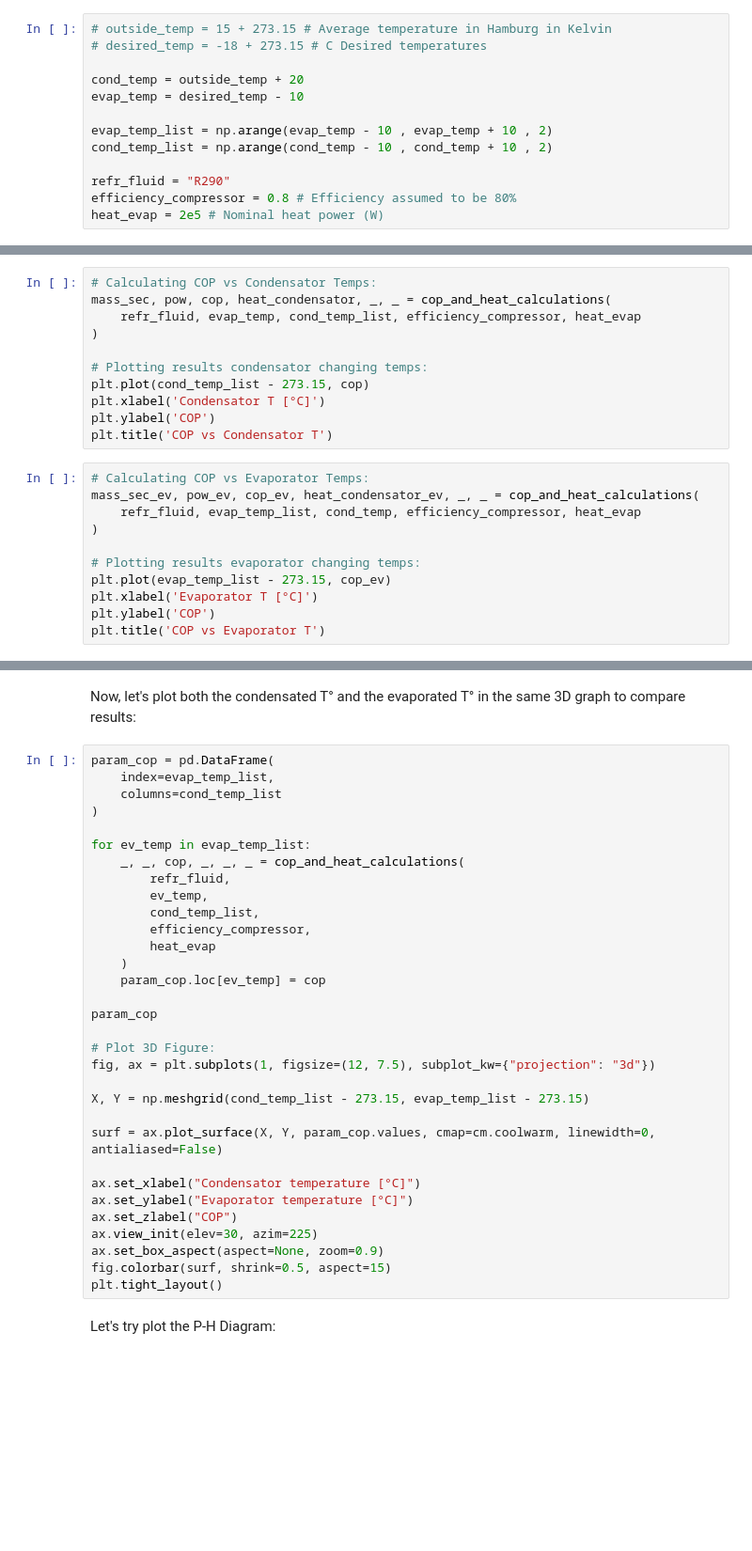
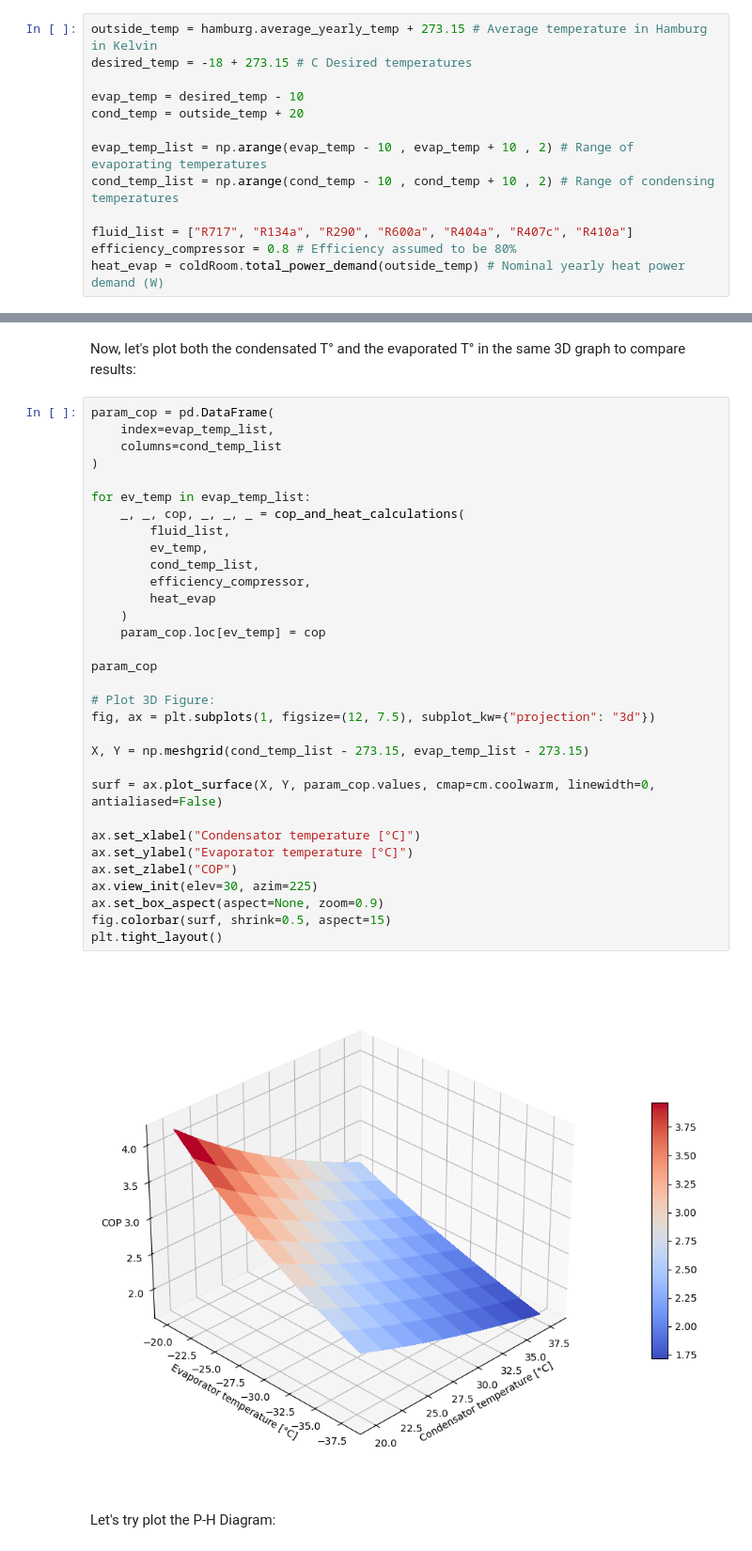
Before and after one commit to boujuan/Renewable_Energy_Heat, a Jupyter notebook: Main_Notebook.ipynb, the cells around one changed output, grey strips where cells are left out. Shown: that part at 94% size. Drawn from its saved outputs; the diff is of its cells as text; blank space fills up the shorter version.

```diff
--- a/Main_Notebook.ipynb
+++ b/Main_Notebook.ipynb
@@ -71,15 +104,15 @@ def seasonal_cop_and_heat_calculations(refr_fluid, evap_temp, cond_temp_list, ef
 # %% [markdown]
 Let's select some of the necessary parameters for our study:
 # %%
-# outside_temp = 15 + 273.15 # Average temperature in Hamburg in Kelvin
-# desired_temp = -18 + 273.15 # C Desired temperatures
+outside_temp = hamburg.average_yearly_temp + 273.15 # Average temperature in Hamburg in Kelvin
+desired_temp = -18 + 273.15 # C Desired temperatures
 
+evap_temp = desired_temp - 10
 cond_temp = outside_temp + 20
-evap_temp = desired_temp - 10
 
-evap_temp_list = np.arange(evap_temp - 10 , evap_temp + 10 , 2)
-cond_temp_list = np.arange(cond_temp - 10 , cond_temp + 10 , 2)
+evap_temp_list = np.arange(evap_temp - 10 , evap_temp + 10 , 2) # Range of evaporating temperatures
+cond_temp_list = np.arange(cond_temp - 10 , cond_temp + 10 , 2) # Range of condensing temperatures
 
-refr_fluid = "R290"
+fluid_list = ["R717", "R134a", "R290", "R600a", "R404a", "R407c", "R410a"]
 efficiency_compressor = 0.8 # Efficiency assumed to be 80%
-heat_evap = 2e5 # Nominal heat power (W)
+heat_evap = coldRoom.total_power_demand(outside_temp) # Nominal yearly heat power demand (W)
@@ -88,22 +118,0 @@ Let's calculate and plot the COP for different evaporation and condensation temp
-# %%
-# Calculating COP vs Condensator Temps:
-mass_sec, pow, cop, heat_condensator, _, _ = cop_and_heat_calculations(
-    refr_fluid, evap_temp, cond_temp_list, efficiency_compressor, heat_evap
-)
-
-# Plotting results condensator changing temps:
-plt.plot(cond_temp_list - 273.15, cop)
-plt.xlabel('Condensator T [°C]')
-plt.ylabel('COP')
-plt.title('COP vs Condensator T')
-# %%
-# Calculating COP vs Evaporator Temps:
-mass_sec_ev, pow_ev, cop_ev, heat_condensator_ev, _, _ = cop_and_heat_calculations(
-    refr_fluid, evap_temp_list, cond_temp, efficiency_compressor, heat_evap
-)
-
-# Plotting results evaporator changing temps:
-plt.plot(evap_temp_list - 273.15, cop_ev)
-plt.xlabel('Evaporator T [°C]')
-plt.ylabel('COP')
-plt.title('COP vs Evaporator T')
@@ -113,34 +143,36 @@ Now, let's plot both the condensated T° and the evaporated T° in the same 3D g
 param_cop = pd.DataFrame(
     index=evap_temp_list,
     columns=cond_temp_list
 )
 
 for ev_temp in evap_temp_list:
     _, _, cop, _, _, _ = cop_and_heat_calculations(
-        refr_fluid,
+        fluid_list,
         ev_temp,
         cond_temp_list,
         efficiency_compressor,
         heat_evap
     )
     param_cop.loc[ev_temp] = cop
 
 param_cop
 
 # Plot 3D Figure:
 fig, ax = plt.subplots(1, figsize=(12, 7.5), subplot_kw={"projection": "3d"})
 
 X, Y = np.meshgrid(cond_temp_list - 273.15, evap_temp_list - 273.15)
 
 surf = ax.plot_surface(X, Y, param_cop.values, cmap=cm.coolwarm, linewidth=0, antialiased=False)
 
 ax.set_xlabel("Condensator temperature [°C]")
 ax.set_ylabel("Evaporator temperature [°C]")
 ax.set_zlabel("COP")
 ax.view_init(elev=30, azim=225)
 ax.set_box_aspect(aspect=None, zoom=0.9)
 fig.colorbar(surf, shrink=0.5, aspect=15)
 plt.tight_layout()
+# %% [output]
+[figure, added]
 # %% [markdown]
 Let's try plot the P-H Diagram:
 # %%
```
Also changed, not shown: parts of 7 cells of this notebook.
